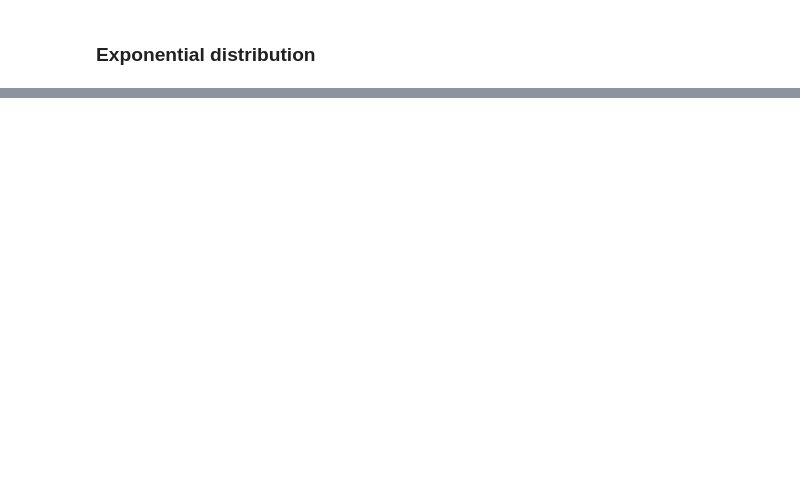
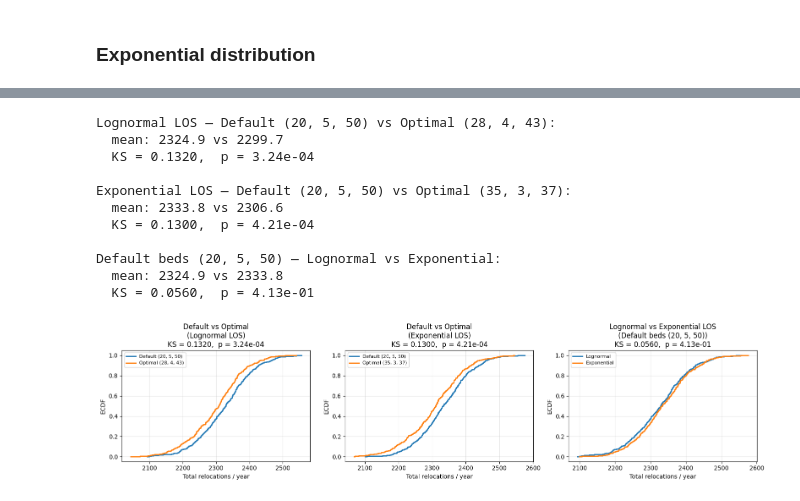
Before and after one commit to kris907j/Stochastic_sim, a Jupyter notebook: Project_2/source_notebook_2.ipynb, the cells around one changed output, grey strips where cells are left out. Drawn from its saved outputs; the diff is of its cells as text; code cells hidden in the pictures; blank space fills up the shorter version.

```diff
--- a/Project_2/source_notebook_2.ipynb
+++ b/Project_2/source_notebook_2.ipynb
@@ -728,0 +801,67 @@ for total_capacity in scenarios:
+# %%
+def get_raw_totals(beds_a, beds_b, beds_c, R=500, use_exponential=False, base_seed=100):
+    wa = Ward("Ward A", arrival_func=arrival_a, u=mu_a, mean_los=a_scale,
+              std=common_std, beds=beds_a, use_exponential=use_exponential)
+    wb = Ward("Ward B", arrival_func=arrival_b, u=mu_b, mean_los=b_scale,
+              std=common_std, beds=beds_b, use_exponential=use_exponential)
+    wc = Ward("Ward C", arrival_func=arrival_c, u=mu_c, mean_los=c_scale,
+              std=common_std, beds=beds_c, use_exponential=use_exponential)
+    totals = []
+    for r in range(R):
+        rng = np.random.default_rng(base_seed + r)
+        res = simulate_system(wa, wb, wc, rng, n_days=365)
+        totals.append(res["relocations"]["Total"])
+    return np.array(totals)
+
+beds_default = (20, 5, 50)
+beds_opt_ln  = (28, 4, 43)
+beds_opt_exp = (35, 3, 37)
+R = 500
+
+raw_default_ln  = get_raw_totals(*beds_default, R=R, use_exponential=False, base_seed=100)
+raw_optimal_ln  = get_raw_totals(*beds_opt_ln,  R=R, use_exponential=False, base_seed=100)
+raw_default_exp = get_raw_totals(*beds_default, R=R, use_exponential=True,  base_seed=100)
+raw_optimal_exp = get_raw_totals(*beds_opt_exp, R=R, use_exponential=True,  base_seed=100)
+
+comparisons = [
+    (raw_default_ln,  raw_optimal_ln,  f'Default {beds_default}',  f'Optimal {beds_opt_ln}',  'Lognormal LOS'),
+    (raw_default_exp, raw_optimal_exp, f'Default {beds_default}',  f'Optimal {beds_opt_exp}', 'Exponential LOS'),
+    (raw_default_ln,  raw_default_exp, 'Lognormal',                'Exponential',             f'Default beds {beds_default}'),
+]
+for a, b, la, lb, label in comparisons:
+    ks, p = stats.ks_2samp(a, b)
+    print(f"\n{label} — {la} vs {lb}:")
+    print(f"  mean: {a.mean():.1f} vs {b.mean():.1f}")
+    print(f"  KS = {ks:.4f},  p = {p:.2e}")
+
+fig, axes = plt.subplots(1, 3, figsize=(16, 4))
+plot_data = [
+    (raw_default_ln,  raw_optimal_ln,  f'Default {beds_default}', f'Optimal {beds_opt_ln}',  'Default vs Optimal\n(Lognormal LOS)'),
+    (raw_default_exp, raw_optimal_exp, f'Default {beds_default}', f'Optimal {beds_opt_exp}', 'Default vs Optimal\n(Exponential LOS)'),
+    (raw_default_ln,  raw_default_exp, 'Lognormal',               'Exponential',             f'Lognormal vs Exponential LOS\n(Default beds {beds_default})'),
+]
+for ax, (a, b, la, lb, title) in zip(axes, plot_data):
+    for sample, label in [(a, la), (b, lb)]:
+        x = np.sort(sample)
+        y = np.arange(1, len(x)+1) / len(x)
+        ax.step(x, y, where='post', label=label, lw=2)
+    ks, p = stats.ks_2samp(a, b)
+    ax.set(xlabel='Total relocations / year', ylabel='ECDF',
+           title=f'{title}\nKS = {ks:.4f},  p = {p:.2e}')
+    ax.legend(fontsize=8); ax.grid(alpha=0.3)
+
+plt.tight_layout()
+plt.show()
+# %% [output]
+Lognormal LOS — Default (20, 5, 50) vs Optimal (28, 4, 43):
+  mean: 2324.9 vs 2299.7
+  KS = 0.1320,  p = 3.24e-04
+
+Exponential LOS — Default (20, 5, 50) vs Optimal (35, 3, 37):
+  mean: 2333.8 vs 2306.6
+  KS = 0.1300,  p = 4.21e-04
+
+Default beds (20, 5, 50) — Lognormal vs Exponential:
+  mean: 2324.9 vs 2333.8
+  KS = 0.0560,  p = 4.13e-01
+[figure, added]
```
Also changed, not shown: parts of 6 cells of this notebook.
